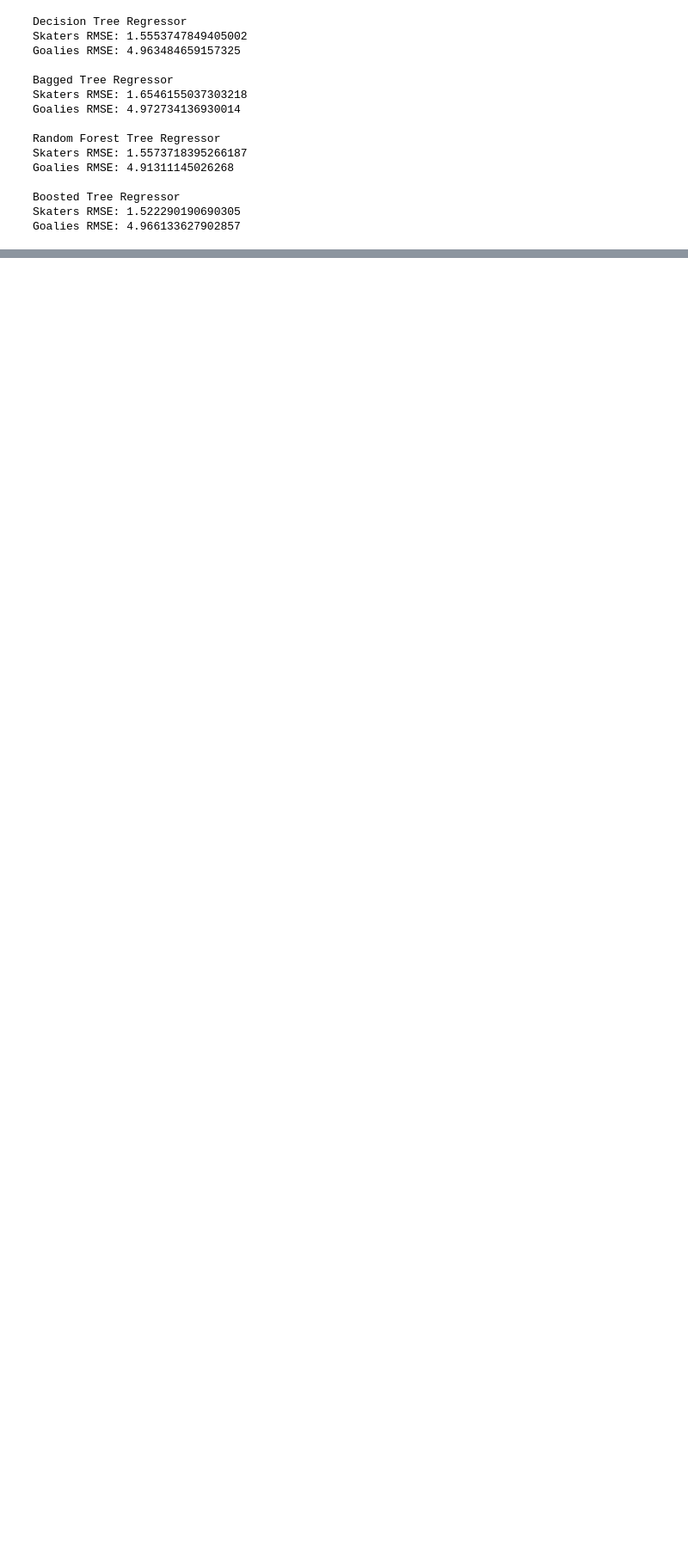
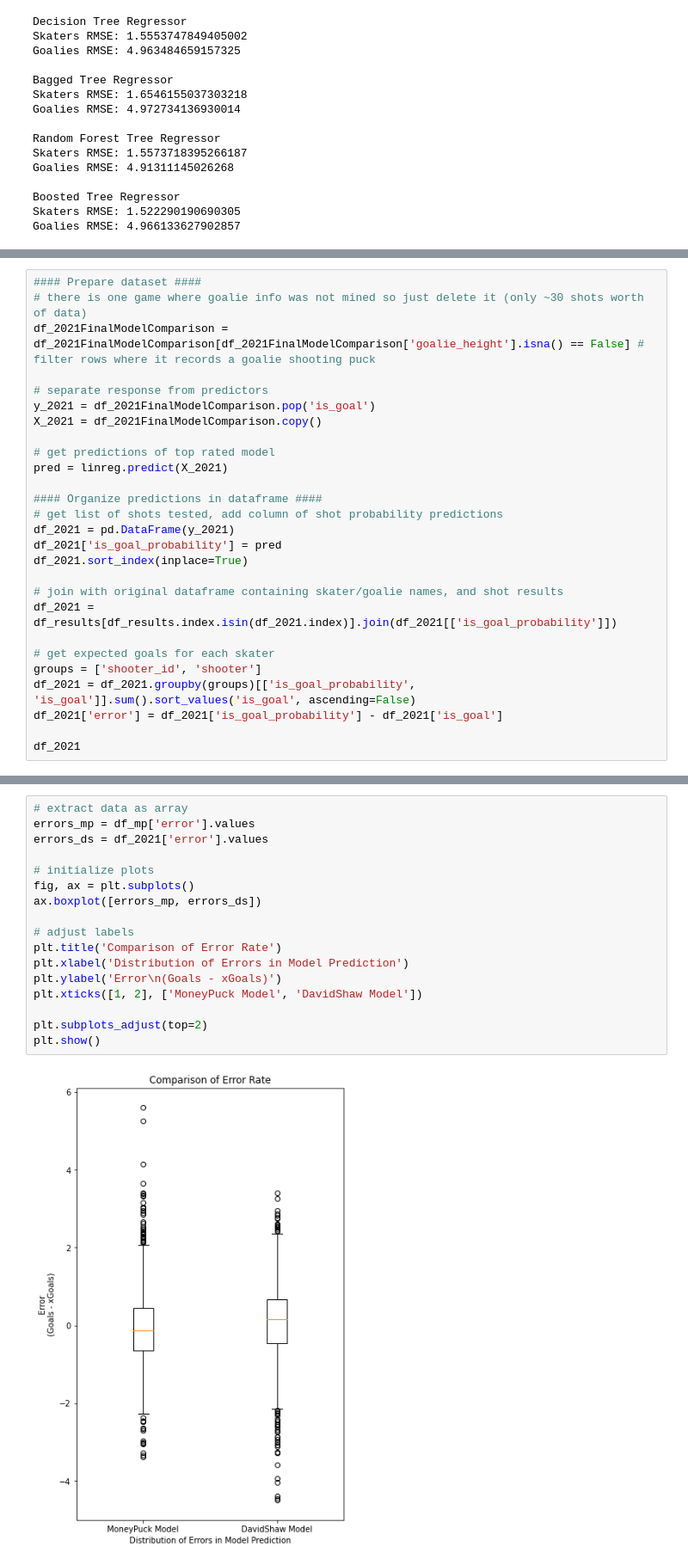
Before and after one commit to shawzy2/expected_goals, a Jupyter notebook: notebook/goalie_trends.ipynb, the cells around one changed output, grey strips where cells are left out. Shown: that part at 86% size. Drawn from its saved outputs; the diff is of its cells as text; blank space fills up the shorter version.

Commit message:
adding model comparison section

```diff
--- a/notebook/goalie_trends.ipynb
+++ b/notebook/goalie_trends.ipynb
@@ -825,0 +887,27 @@ Goalies RMSE: 4.966133627902857
+# %%
+#### Prepare dataset ####
+# there is one game where goalie info was not mined so just delete it (only ~30 shots worth of data)
+df_2021FinalModelComparison = df_2021FinalModelComparison[df_2021FinalModelComparison['goalie_height'].isna() == False] # filter rows where it records a goalie shooting puck
+
+# separate response from predictors
+y_2021 = df_2021FinalModelComparison.pop('is_goal')
+X_2021 = df_2021FinalModelComparison.copy()
+
+# get predictions of top rated model
+pred = linreg.predict(X_2021)
+
+#### Organize predictions in dataframe ####
+# get list of shots tested, add column of shot probability predictions
+df_2021 = pd.DataFrame(y_2021)
+df_2021['is_goal_probability'] = pred
+df_2021.sort_index(inplace=True)
+
+# join with original dataframe containing skater/goalie names, and shot results
+df_2021 = df_results[df_results.index.isin(df_2021.index)].join(df_2021[['is_goal_probability']])
+
+# get expected goals for each skater
+groups = ['shooter_id', 'shooter']
+df_2021 = df_2021.groupby(groups)[['is_goal_probability', 'is_goal']].sum().sort_values('is_goal', ascending=False)
+df_2021['error'] = df_2021['is_goal_probability'] - df_2021['is_goal']
+
+df_2021
@@ -825,0 +940,19 @@ Goalies RMSE: 4.966133627902857
+# %%
+# extract data as array
+errors_mp = df_mp['error'].values
+errors_ds = df_2021['error'].values
+
+# initialize plots
+fig, ax = plt.subplots()
+ax.boxplot([errors_mp, errors_ds])
+
+# adjust labels
+plt.title('Comparison of Error Rate')
+plt.xlabel('Distribution of Errors in Model Prediction')
+plt.ylabel('Error\n(Goals - xGoals)')
+plt.xticks([1, 2], ['MoneyPuck Model', 'DavidShaw Model'])
+
+plt.subplots_adjust(top=2)
+plt.show()
+# %% [output]
+[figure, added]
```
Also changed, not shown: parts of 42 cells of this notebook, 6 other files.
